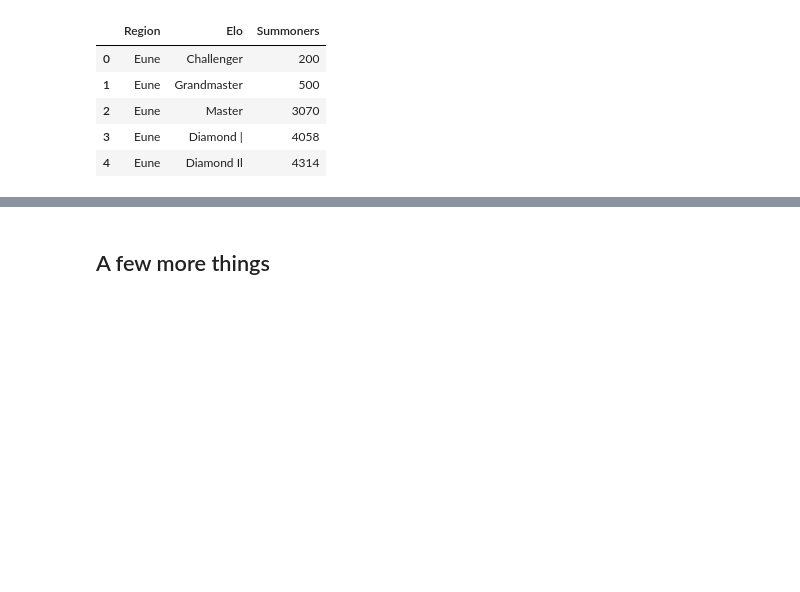
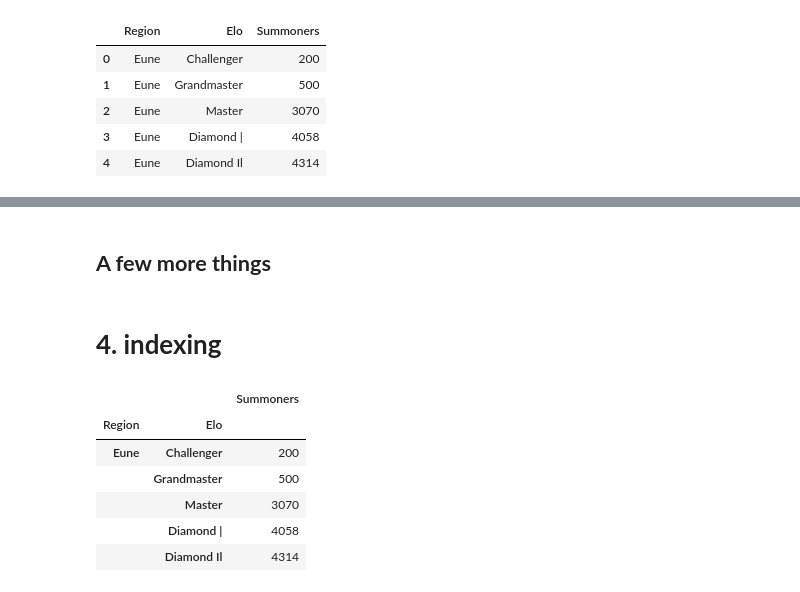
Before and after one commit to YulianaVega1/DataVisualization, a Jupyter notebook: Project2.ipynb, the cells around one changed output, grey strips where cells are left out. Cells and saved outputs as stored; diff of their text form; code cells hidden in the pictures; blank space fills up the shorter version.

```diff
--- a/Project2.ipynb
+++ b/Project2.ipynb
@@ -80,7 +80,7 @@ d.head()
 # d.head()
 # I have nothing to delete
 # %% [markdown]
-## A few more things
+## **A few more things**
 # %%
 # (Optional) Duplicate the dataframe
 dd = d
@@ -86,0 +92,21 @@ dd = d
+# %% [markdown]
+# **4. indexing**
+# %%
+# Create an index
+#Esto no es funcional dado que los índices están en la base
+idx = pd.MultiIndex.from_product([dd['Region'].unique(),
+                                 dd['Elo'].unique()],
+                                 names = ['Region', 'Elo'])
+# Reindex the dataframe
+dd = dd.set_index(['Region', 'Elo'])
+
+#Check
+dd.head()
+# %% [output]
+|  |  | Summoners |
+| Region | Elo |  |
+| Eune | Challenger | 200 |
+|  | Grandmaster | 500 |
+|  | Master | 3070 |
+|  | Diamond | | 4058 |
+|  | Diamond Il | 4314 |
```
Also changed, not shown: parts of 17 cells of this notebook.
